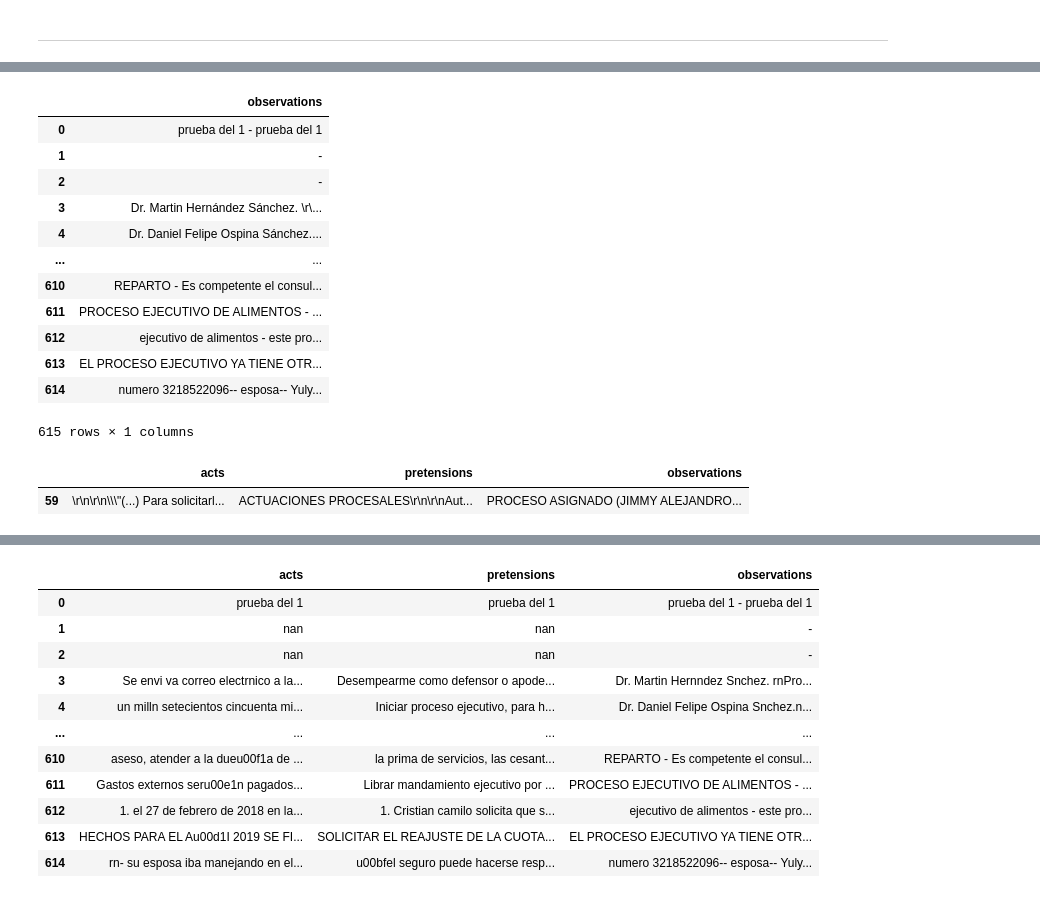
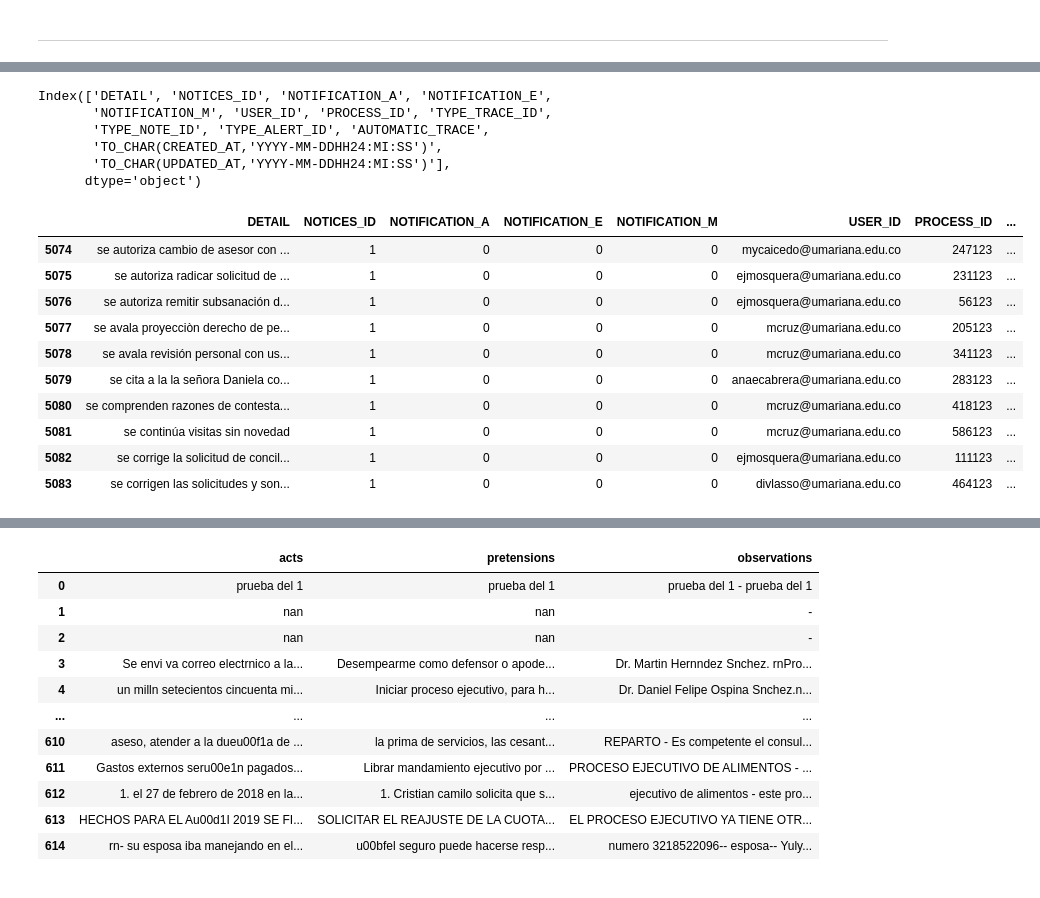
Before and after one commit to carlgomv/python-parquet-examples, a Jupyter notebook: src/csv_2_csv.ipynb, the cells around one changed output, grey strips where cells are left out. Saved outputs shown, nothing was run; the diff lists cells and outputs as text; code cells hidden in the pictures.

```diff
--- a/src/csv_2_csv.ipynb
+++ b/src/csv_2_csv.ipynb
@@ -98,21 +118,23 @@ memory usage: 125.0+ KB
 # %%
-df[['observations']]
+df.columns
 # %% [output]
-|  | observations |
-| 0 | prueba del 1 - prueba del 1 |
-| 1 | - |
-| 2 | - |
-| 3 | Dr. Martin Hernández Sánchez. \r\... |
-| 4 | Dr. Daniel Felipe Ospina Sánchez.... |
-| ... | ... |
-| 610 | REPARTO - Es competente el consul... |
-| 611 | PROCESO EJECUTIVO DE ALIMENTOS - ... |
-| 612 | ejecutivo de alimentos - este pro... |
-| 613 | EL PROCESO EJECUTIVO YA TIENE OTR... |
-| 614 | numero 3218522096-- esposa-- Yuly... |
-615 rows × 1 columns
+Index(['DETAIL', 'NOTICES_ID', 'NOTIFICATION_A', 'NOTIFICATION_E',
+       'NOTIFICATION_M', 'USER_ID', 'PROCESS_ID', 'TYPE_TRACE_ID',
+       'TYPE_NOTE_ID', 'TYPE_ALERT_ID', 'AUTOMATIC_TRACE',
+       'TO_CHAR(CREATED_AT,'YYYY-MM-DDHH24:MI:SS')',
+       'TO_CHAR(UPDATED_AT,'YYYY-MM-DDHH24:MI:SS')'],
+      dtype='object')
-# %%
-df[df.case_number == 'RAD2022000213'][['acts','pretensions','observations']]
-# %% [output]
-|  | acts | pretensions | observations |
-| 59 | \r\n\r\n\\\"(...) Para solicitarl... | ACTUACIONES PROCESALES\r\n\r\nAut... | PROCESO ASIGNADO (JIMMY ALEJANDRO... |
+# %%
+df.tail(10)
+# %% [output]
+|  | DETAIL | NOTICES_ID | NOTIFICATION_A | NOTIFICATION_E | NOTIFICATION_M | USER_ID | PROCESS_ID | ... |
+| 5074 | se autoriza cambio de asesor con ... | 1 | 0 | 0 | 0 | mycaicedo@umariana.edu.co | 247123 | ... |
+| 5075 | se autoriza radicar solicitud de ... | 1 | 0 | 0 | 0 | ejmosquera@umariana.edu.co | 231123 | ... |
+| 5076 | se autoriza remitir subsanación d... | 1 | 0 | 0 | 0 | ejmosquera@umariana.edu.co | 56123 | ... |
+| 5077 | se avala proyecciòn derecho de pe... | 1 | 0 | 0 | 0 | mcruz@umariana.edu.co | 205123 | ... |
+| 5078 | se avala revisión personal con us... | 1 | 0 | 0 | 0 | mcruz@umariana.edu.co | 341123 | ... |
+| 5079 | se cita a la la señora Daniela co... | 1 | 0 | 0 | 0 | anaecabrera@umariana.edu.co | 283123 | ... |
+| 5080 | se comprenden razones de contesta... | 1 | 0 | 0 | 0 | mcruz@umariana.edu.co | 418123 | ... |
+| 5081 | se continúa visitas sin novedad | 1 | 0 | 0 | 0 | mcruz@umariana.edu.co | 586123 | ... |
+| 5082 | se corrige la solicitud de concil... | 1 | 0 | 0 | 0 | ejmosquera@umariana.edu.co | 111123 | ... |
+| 5083 | se corrigen las solicitudes y son... | 1 | 0 | 0 | 0 | divlasso@umariana.edu.co | 464123 | ... |
```
Also changed, not shown: parts of 21 cells of this notebook, 1 other file.
